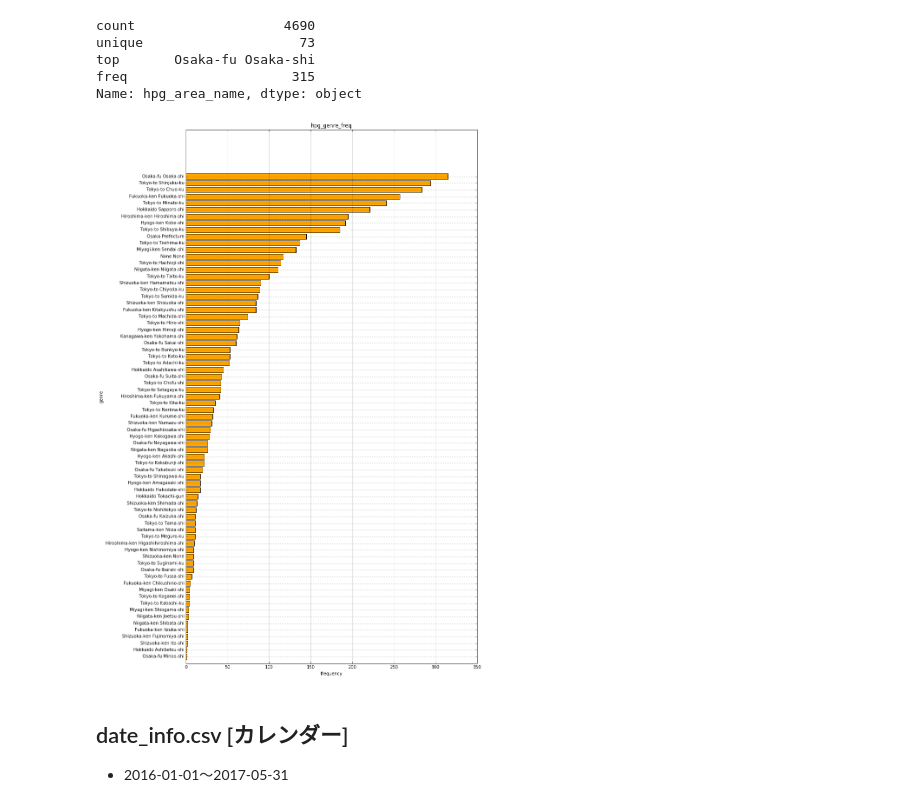
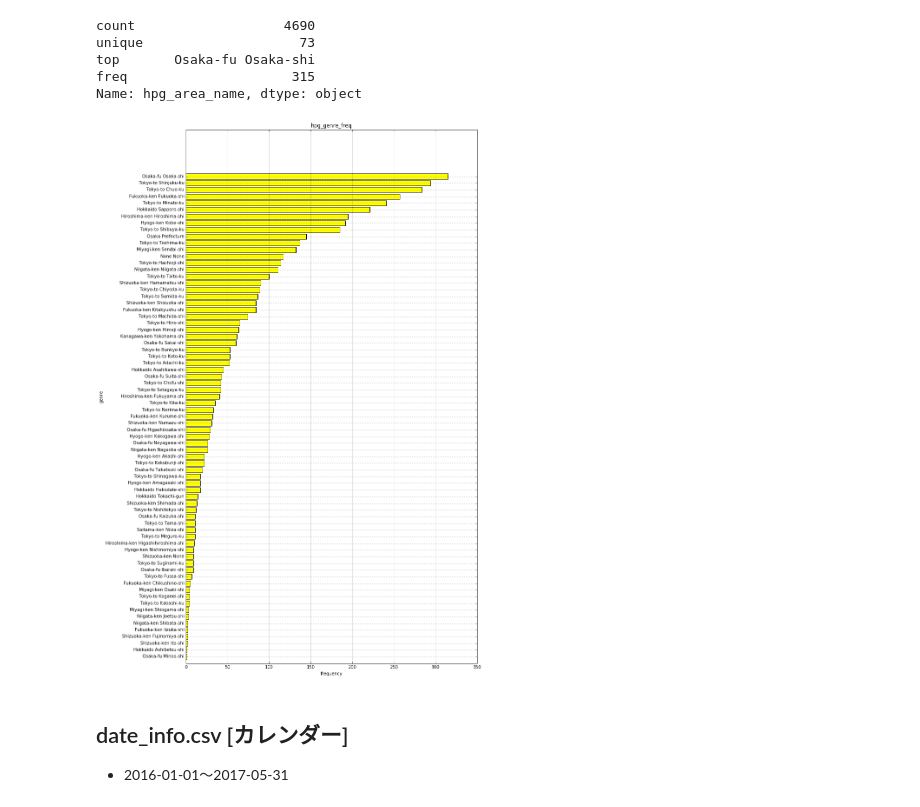
Before and after one commit to selectfromwhere/Restaurant_Visitor_Forecasting, a Jupyter notebook: check_data.ipynb, the cells around one changed output. Cells and saved outputs as stored; diff of their text form; code cells hidden in the pictures.

```diff
--- a/check_data.ipynb
+++ b/check_data.ipynb
@@ -468,13 +540,13 @@ Name: hpg_area_name, dtype: object
 # %%
 df5_hpg_area_name = df5_edit.groupby('hpg_area_name').size().sort_values()
 plt.figure(figsize=(12, 22))
-plt.barh(np.arange(1,74), df5_hpg_area_name.values, tick_label=df5_hpg_area_name.index, align="center", color='orange')
+plt.barh(np.arange(1,74), df5_hpg_area_name.values, tick_label=df5_hpg_area_name.index, align="center", color='yellow')
 plt.title("hpg_genre_freq")
 plt.xlabel("frequency")
 plt.ylabel("genre")
 plt.grid(True)
 # %% [output]
-[figure, old version]
+[figure, new version]
 # %% [markdown]
 ## date_info.csv [カレンダー]
 
```
Also changed, not shown: parts of 11 cells of this notebook.
